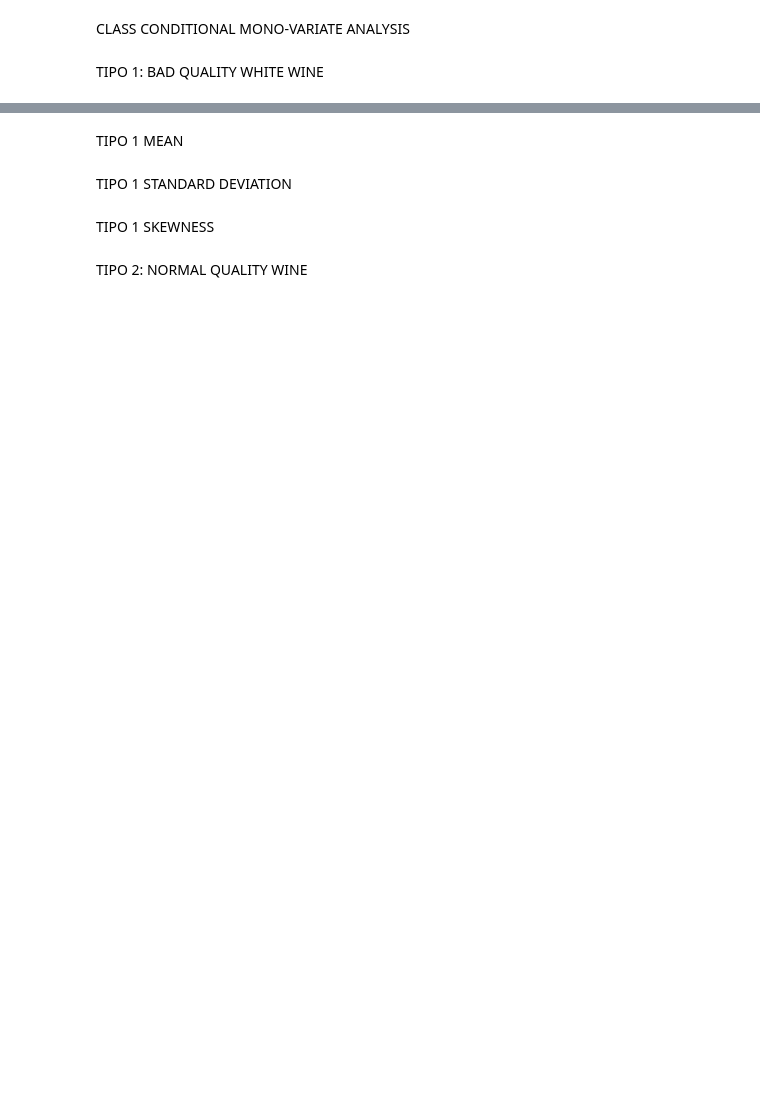
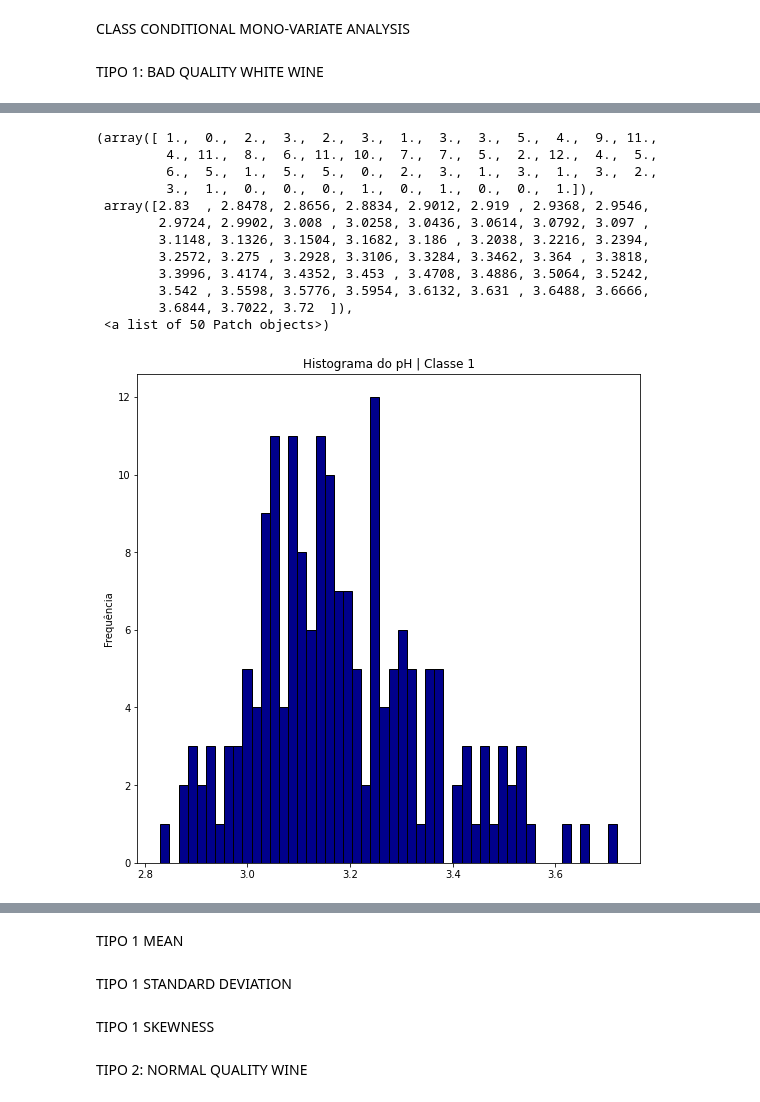
Before and after one commit to Arthurpbezerra/IcaHomework1, a Jupyter notebook: vinho.ipynb, the cells around one changed output, grey strips where cells are left out. Drawn from its saved outputs; the diff is of its cells as text; code cells hidden in the pictures; blank space fills up the shorter version.

```diff
--- a/vinho.ipynb
+++ b/vinho.ipynb
@@ -336,0 +371,19 @@ TIPO 1: BAD QUALITY WHITE WINE
+# %%
+fig, ax = plt.subplots(figsize = (9,9))
+plt.title("Histograma do pH | Classe 1")
+plt.ylabel("Frequência")
+ax.hist(bqw["pH"], bins= 50, edgecolor="black", color="darkblue")
+# %% [output]
+(array([ 1.,  0.,  2.,  3.,  2.,  3.,  1.,  3.,  3.,  5.,  4.,  9., 11.,
+         4., 11.,  8.,  6., 11., 10.,  7.,  7.,  5.,  2., 12.,  4.,  5.,
+         6.,  5.,  1.,  5.,  5.,  0.,  2.,  3.,  1.,  3.,  1.,  3.,  2.,
+         3.,  1.,  0.,  0.,  0.,  1.,  0.,  1.,  0.,  0.,  1.]),
+ array([2.83  , 2.8478, 2.8656, 2.8834, 2.9012, 2.919 , 2.9368, 2.9546,
+        2.9724, 2.9902, 3.008 , 3.0258, 3.0436, 3.0614, 3.0792, 3.097 ,
+        3.1148, 3.1326, 3.1504, 3.1682, 3.186 , 3.2038, 3.2216, 3.2394,
+        3.2572, 3.275 , 3.2928, 3.3106, 3.3284, 3.3462, 3.364 , 3.3818,
+        3.3996, 3.4174, 3.4352, 3.453 , 3.4708, 3.4886, 3.5064, 3.5242,
+        3.542 , 3.5598, 3.5776, 3.5954, 3.6132, 3.631 , 3.6488, 3.6666,
+        3.6844, 3.7022, 3.72  ]),
+ <a list of 50 Patch objects>)
+[figure, added]
```
Also changed, not shown: parts of 22 cells of this notebook.
